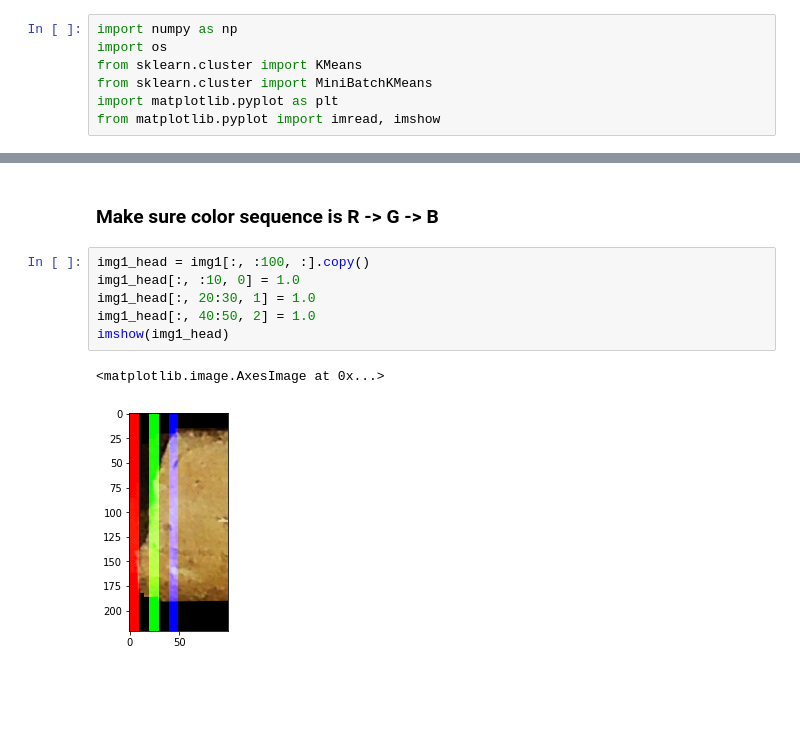
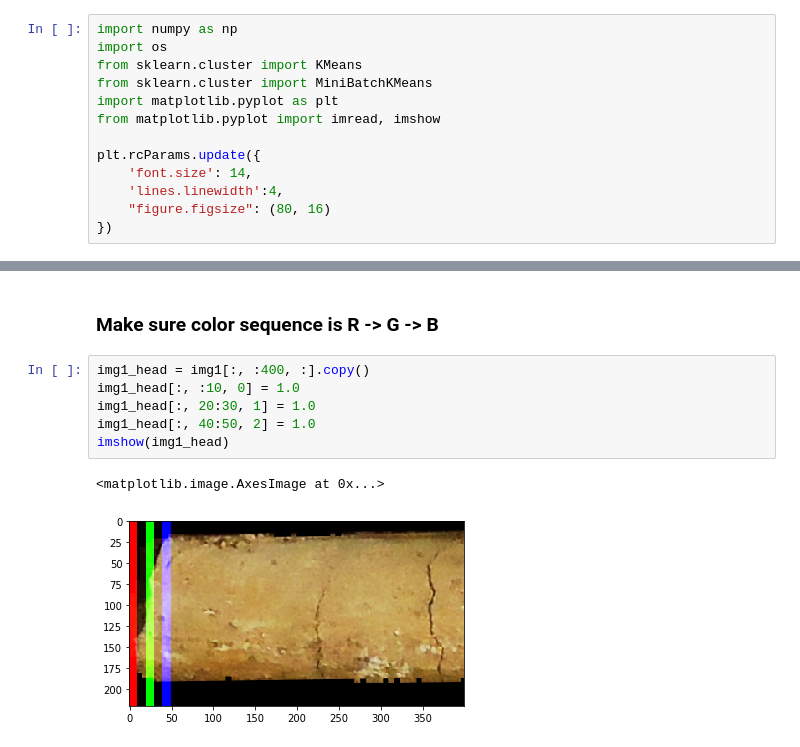
Before and after one commit to franklu2014/core_sample_analysis, a Jupyter notebook: core_sample.ipynb, the cells around one changed output, grey strips where cells are left out. Saved outputs shown, nothing was run; the diff lists cells and outputs as text; blank space fills up the shorter version.

```diff
--- a/core_sample.ipynb
+++ b/core_sample.ipynb
@@ -5,6 +5,12 @@ from sklearn.cluster import KMeans
 from sklearn.cluster import MiniBatchKMeans
 import matplotlib.pyplot as plt
 from matplotlib.pyplot import imread, imshow
+
+plt.rcParams.update({
+    'font.size': 14,
+    'lines.linewidth':4,
+    "figure.figsize": (80, 16)
+})
 # %%
 pics = [
     'CG-IS-001 Box 09-10 (24.65 to 29.50)split.png',
@@ -26,11 +32,11 @@ dims = (221, 18402, 3), max value = 1.0, min value = 0.0
 # %% [markdown]
 ### Make sure color sequence is R -> G -> B
 # %%
-img1_head = img1[:, :100, :].copy()
+img1_head = img1[:, :400, :].copy()
 img1_head[:, :10, 0] = 1.0
 img1_head[:, 20:30, 1] = 1.0
 img1_head[:, 40:50, 2] = 1.0
 imshow(img1_head)
 # %% [output]
 <matplotlib.image.AxesImage at 0x...>
-[figure, old version]
+[figure, new version]
```
Also changed, not shown: parts of 10 cells of this notebook.
